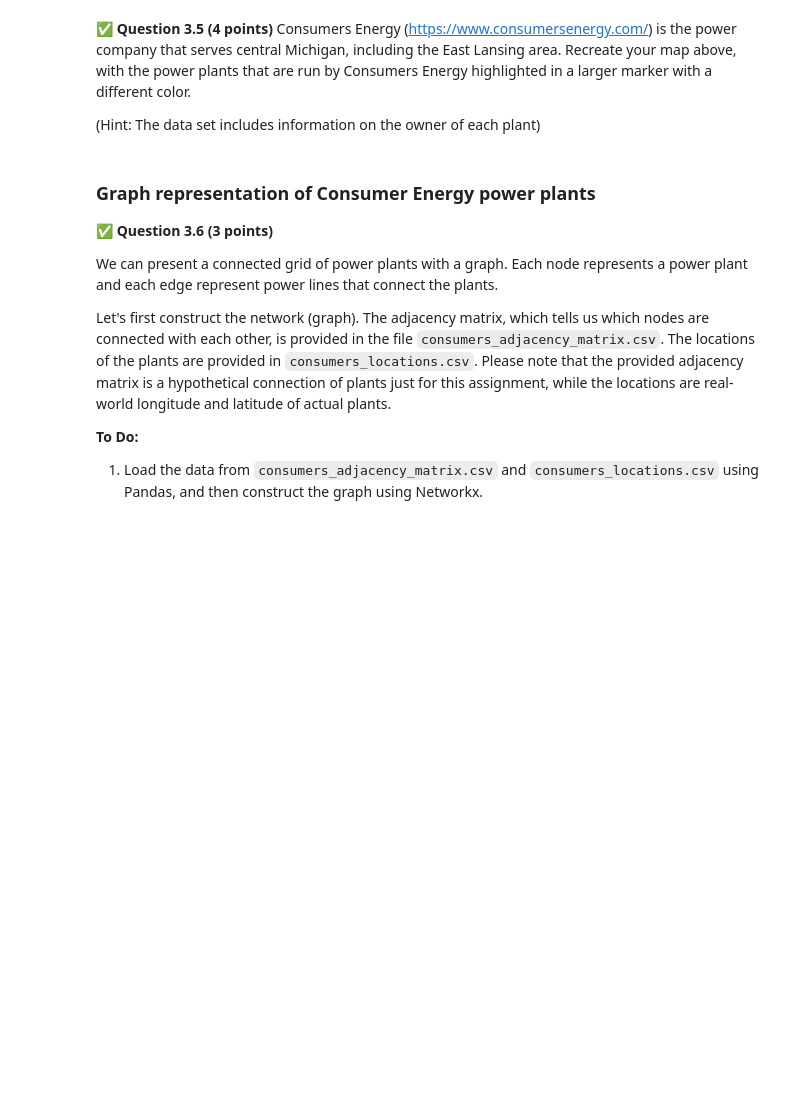
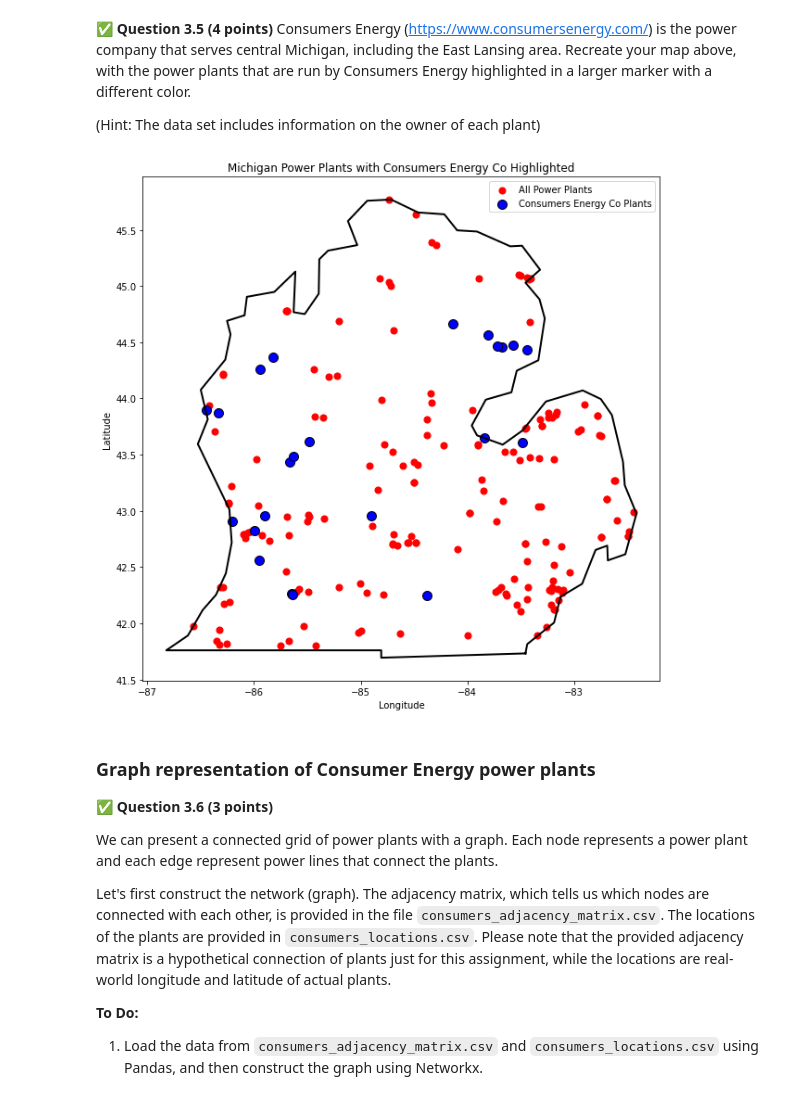
Before and after one commit to Sleepah/CMSE202-f23-turnin, a Jupyter notebook: hw-02/HW-02_OOP_ABM_GraphTheory-STUDENT.ipynb, the cells around one changed output. Drawn from its saved outputs; the diff is of its cells as text; code cells hidden in the pictures; blank space fills up the shorter version.

```diff
--- a/hw-02/HW-02_OOP_ABM_GraphTheory-STUDENT.ipynb
+++ b/hw-02/HW-02_OOP_ABM_GraphTheory-STUDENT.ipynb
@@ -437,3 +445,29 @@ plt.show()
+# %%
+#Filters plants owned by Consumers Energy
+consumers_energy_plants = power_plants_df[power_plants_df['owner'] == 'Consumers Energy Co']
+
+michigan_map = plt.figure(figsize=(10,10))
+lon, lat = zip(*michigan_polygon)
+plt.plot(lon, lat, color='black', linewidth=2)
+
+#Plota all power plants in lower Michigan
+all_latitudes = lower_michigan_plants['latitude'].values
+all_longitudes = lower_michigan_plants['longitude'].values
+plt.scatter(all_longitudes, all_latitudes, color='red', s=50, label='All Power Plants')
+
+#Highlights Consumers Energy power plants
+ce_latitudes = consumers_energy_plants['latitude'].values
+ce_longitudes = consumers_energy_plants['longitude'].values
+plt.scatter(ce_longitudes, ce_latitudes, color='blue', s=100, label='Consumers Energy Co Plants', edgecolor='black')
+
+plt.xlabel('Longitude')
+plt.ylabel('Latitude')
+plt.title('Michigan Power Plants with Consumers Energy Co Highlighted')
+plt.legend()
+
+plt.show()
+# %% [output]
+[figure, added]
 # %% [markdown]
 ### Graph representation of Consumer Energy power plants
 
```
Also changed, not shown: parts of 26 cells of this notebook.
